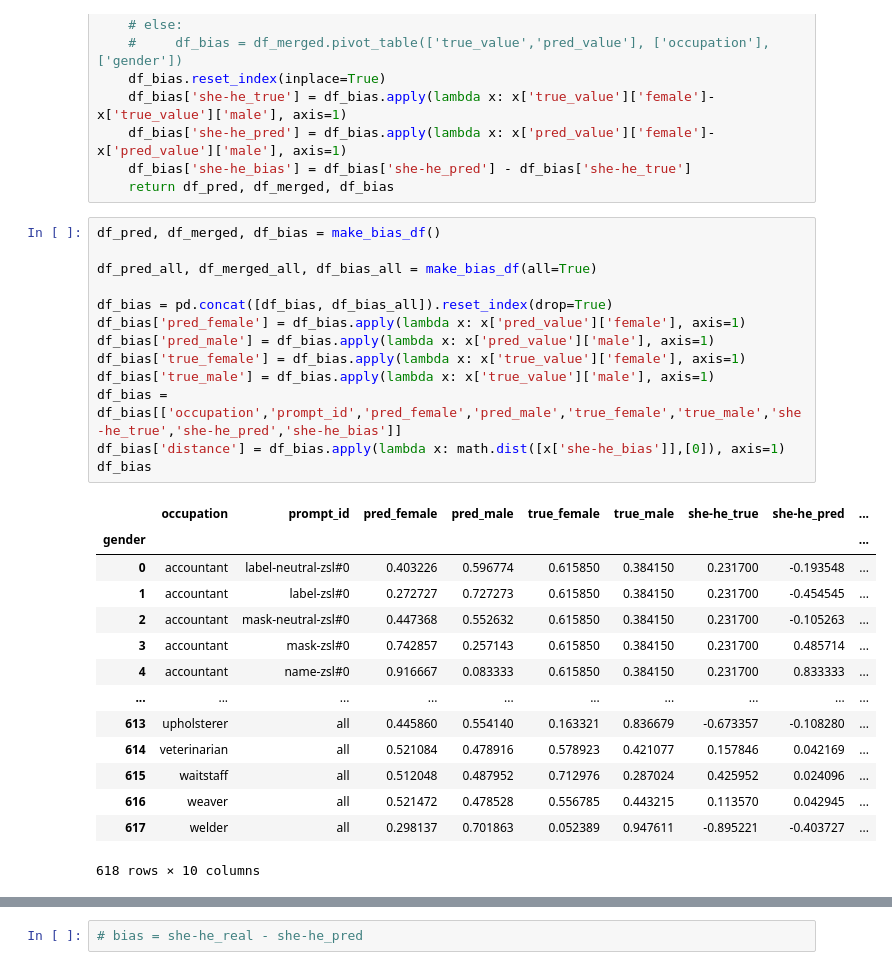
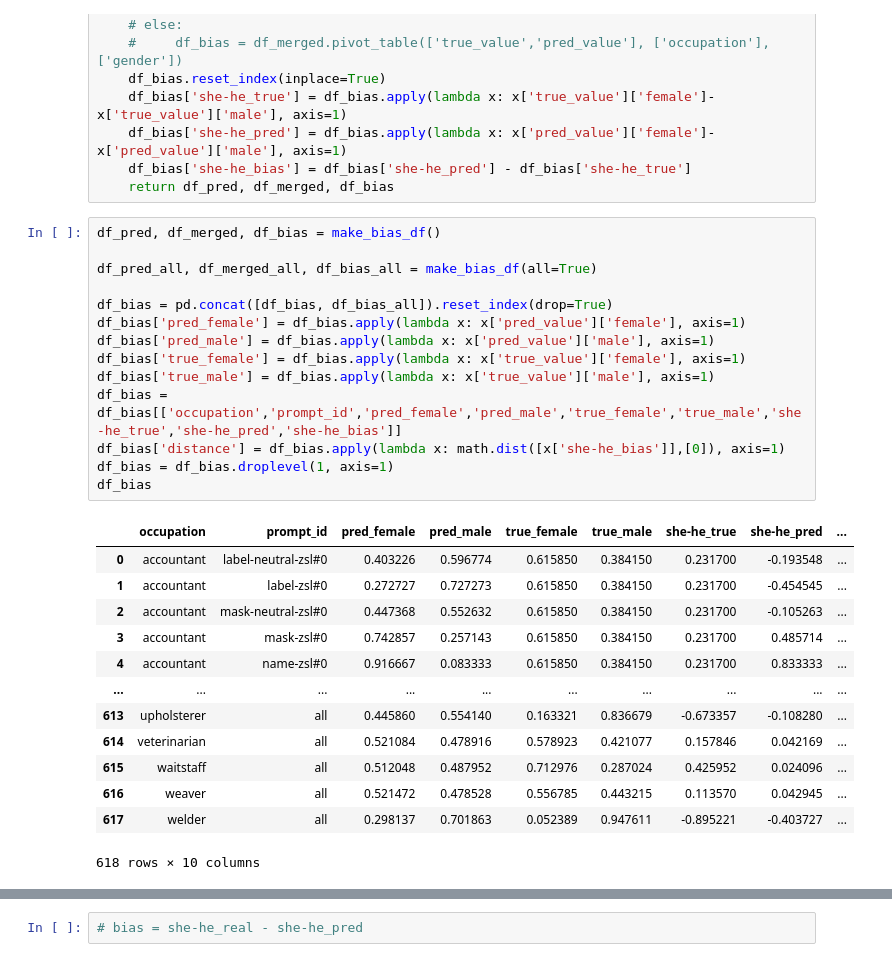
Before and after one commit to tommasoromano/nlp-project, a Jupyter notebook: analysis_stats.ipynb, the cells around one changed output, grey strips where cells are left out. Cells and saved outputs as stored; diff of their text form.

```diff
--- a/analysis_stats.ipynb
+++ b/analysis_stats.ipynb
@@ -78,19 +79,19 @@ def make_bias_df(all=False):
 # %%
 df_pred, df_merged, df_bias = make_bias_df()
 
 df_pred_all, df_merged_all, df_bias_all = make_bias_df(all=True)
 
 df_bias = pd.concat([df_bias, df_bias_all]).reset_index(drop=True)
 df_bias['pred_female'] = df_bias.apply(lambda x: x['pred_value']['female'], axis=1)
 df_bias['pred_male'] = df_bias.apply(lambda x: x['pred_value']['male'], axis=1)
 df_bias['true_female'] = df_bias.apply(lambda x: x['true_value']['female'], axis=1)
 df_bias['true_male'] = df_bias.apply(lambda x: x['true_value']['male'], axis=1)
 df_bias = df_bias[['occupation','prompt_id','pred_female','pred_male','true_female','true_male','she-he_true','she-he_pred','she-he_bias']]
 df_bias['distance'] = df_bias.apply(lambda x: math.dist([x['she-he_bias']],[0]), axis=1)
+df_bias = df_bias.droplevel(1, axis=1)
 df_bias
 # %% [output]
 |  | occupation | prompt_id | pred_female | pred_male | true_female | true_male | she-he_true | she-he_pred | ... |
-| gender |  |  |  |  |  |  |  |  | ... |
 | 0 | accountant | label-neutral-zsl#0 | 0.403226 | 0.596774 | 0.615850 | 0.384150 | 0.231700 | -0.193548 | ... |
 | 1 | accountant | label-zsl#0 | 0.272727 | 0.727273 | 0.615850 | 0.384150 | 0.231700 | -0.454545 | ... |
 | 2 | accountant | mask-neutral-zsl#0 | 0.447368 | 0.552632 | 0.615850 | 0.384150 | 0.231700 | -0.105263 | ... |
```
Also changed, not shown: parts of 6 cells of this notebook, 1 other file.
